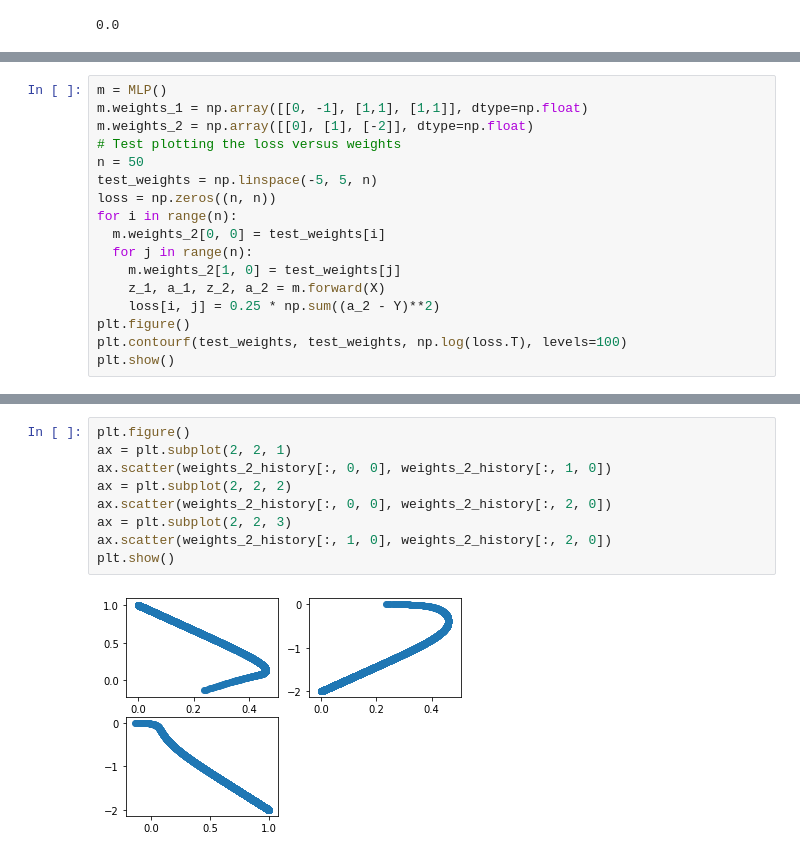
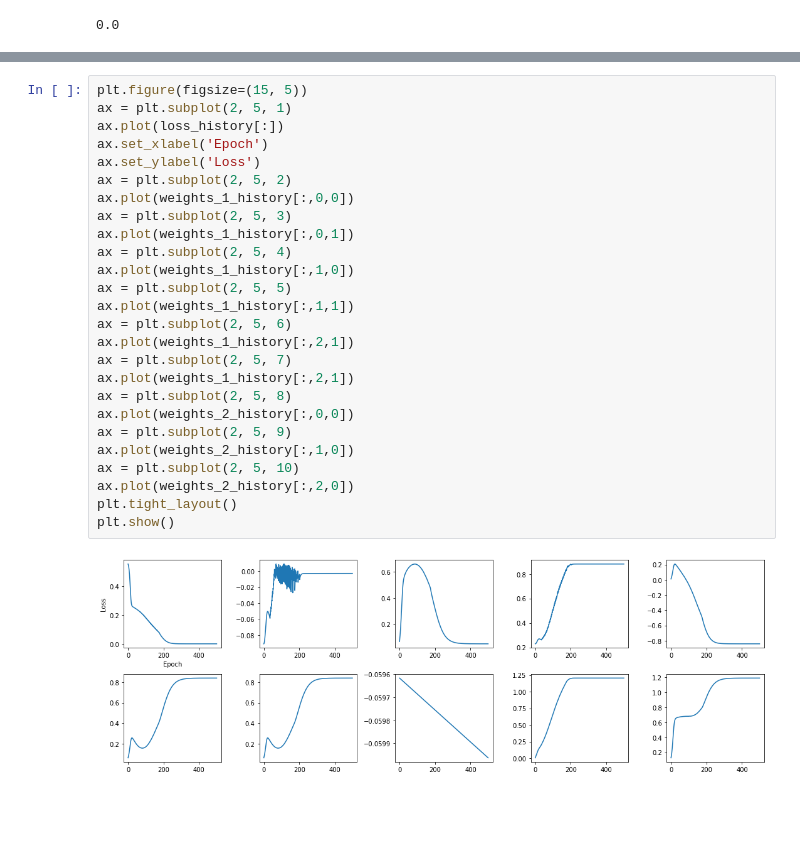
Before and after one commit to adammoss/MLiS2, a Jupyter notebook: intro/backprop.ipynb, the cells around one changed output, grey strips where cells are left out. Drawn from its saved outputs; the diff is of its cells as text; blank space fills up the shorter version.

```diff
--- a/intro/backprop.ipynb
+++ b/intro/backprop.ipynb
@@ -73,17 +71,0 @@ Check visualising the loss function by taking a slice though w^2[0] and w^2[1] w
-# %%
-m = MLP()
-m.weights_1 = np.array([[0, -1], [1,1], [1,1]], dtype=np.float)
-m.weights_2 = np.array([[0], [1], [-2]], dtype=np.float)
-# Test plotting the loss versus weights
-n = 50
-test_weights = np.linspace(-5, 5, n)
-loss = np.zeros((n, n))
-for i in range(n):
-  m.weights_2[0, 0] = test_weights[i]
-  for j in range(n):
-    m.weights_2[1, 0] = test_weights[j]
-    z_1, a_1, z_2, a_2 = m.forward(X)
-    loss[i, j] = 0.25 * np.sum((a_2 - Y)**2)
-plt.figure()
-plt.contourf(test_weights, test_weights, np.log(loss.T), levels=100)
-plt.show()
@@ -130,14 +110,31 @@ weights_2_history = np.array(weights_2_history)
-# %%
-plt.figure()
-ax = plt.subplot(2, 2, 1)
-ax.scatter(weights_2_history[:, 0, 0], weights_2_history[:, 1, 0])
-ax = plt.subplot(2, 2, 2)
-ax.scatter(weights_2_history[:, 0, 0], weights_2_history[:, 2, 0])
-ax = plt.subplot(2, 2, 3)
-ax.scatter(weights_2_history[:, 1, 0], weights_2_history[:, 2, 0])
-plt.show()
-# %% [output]
-[figure, removed]
+# %%
+plt.figure(figsize=(15, 5))
+ax = plt.subplot(2, 5, 1)
+ax.plot(loss_history[:])
+ax.set_xlabel('Epoch')
+ax.set_ylabel('Loss')
+ax = plt.subplot(2, 5, 2)
+ax.plot(weights_1_history[:,0,0])
+ax = plt.subplot(2, 5, 3)
+ax.plot(weights_1_history[:,0,1])
+ax = plt.subplot(2, 5, 4)
+ax.plot(weights_1_history[:,1,0])
+ax = plt.subplot(2, 5, 5)
+ax.plot(weights_1_history[:,1,1])
+ax = plt.subplot(2, 5, 6)
+ax.plot(weights_1_history[:,2,1])
+ax = plt.subplot(2, 5, 7)
+ax.plot(weights_1_history[:,2,1])
+ax = plt.subplot(2, 5, 8)
+ax.plot(weights_2_history[:,0,0])
+ax = plt.subplot(2, 5, 9)
+ax.plot(weights_2_history[:,1,0])
+ax = plt.subplot(2, 5, 10)
+ax.plot(weights_2_history[:,2,0])
+plt.tight_layout()
+plt.show()
+# %% [output]
+[figure, added]
 # %%
 print(m.weights_1)
 # %% [output]
```
Also changed, not shown: parts of 18 cells of this notebook.
